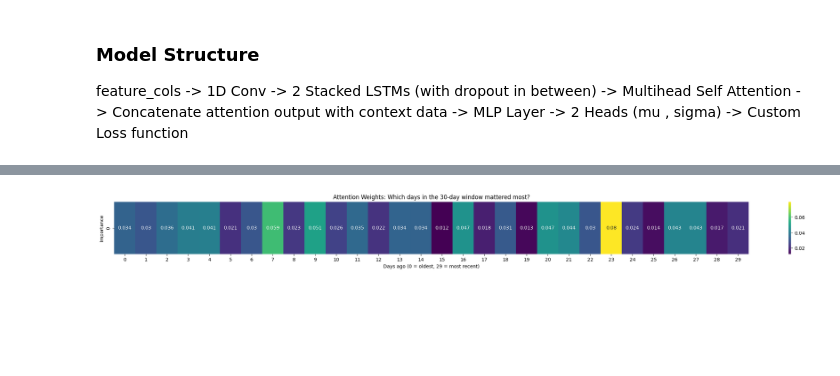
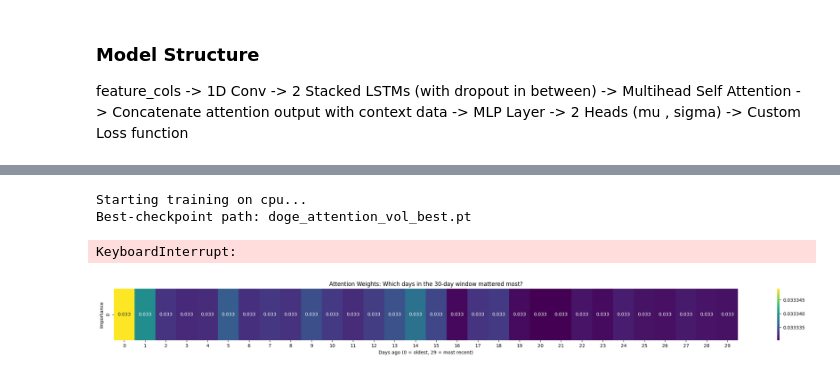
Before and after one commit to sarveshjoshi29/Attention-based-volatility-trading, a Jupyter notebook: Model.ipynb, the cells around one changed output, grey strips where cells are left out. Cells and saved outputs as stored; diff of their text form; code cells hidden in the pictures; blank space fills up the shorter version.

```diff
--- a/Model.ipynb
+++ b/Model.ipynb
@@ -185,4 +429,3 @@ def train(model, train_loader,epochs = 40,lr = 1e-3):
     return model
 # %%
-model = Model(timesteps = 30,num_features = 6)
-train(model,train_loader)
+model = Model(timesteps = 30, num_features = 6)
@@ -193,34 +432,42 @@ Epoch 2/40 | Loss: 0.727079
+# %%
+
+train(model, train_loader, val_loader, epochs=40, patience=5,
+      dataset_for_scaler=full_dataset)
+# %% [output]
+Starting training on cpu...
+Best-checkpoint path: doge_attention_vol_best.pt
+KeyboardInterrupt:
 # %%
 import matplotlib.pyplot as plt
 import seaborn as sns
-
+CHECKPOINT_PATH = "doge_attention_vol_best.pt"
 def plot_attention_weights(attn_weights, window_idx=0):
     """
     Plots the attention weights for a given sample in the batch.
     """
     # We take the weights for the LAST timestep (what the model used for its final summary)
     weights = attn_weights[window_idx, -1, :].cpu().detach().numpy()
 
     plt.figure(figsize=(30, 2))
     sns.heatmap(weights.reshape(1, -1), annot=True, cmap='viridis', cbar=True)
     plt.title("Attention Weights: Which days in the 30-day window mattered most?")
     plt.xlabel("Days ago (0 = oldest, 29 = most recent)")
     plt.ylabel("Importance")
     plt.show()
 
 
 model.eval()
 device = torch.device('cuda' if torch.cuda.is_available() else 'cpu')
 
 myus = []
 sigmas = []
 with torch.no_grad():
     x_seq, x_ctx, y = next(iter(train_loader))
     mu, sigma, attn_weights = model(x_seq.to(device), x_ctx.to(device))
     myus.append(mu)
     sigmas.append(sigma)
     # Plot the first item in the batch
     plot_attention_weights(attn_weights, window_idx=0)
 # %% [output]
-[figure, old version]
+[figure, new version]
 # %%
```
Also changed, not shown: parts of 19 cells of this notebook, 3 other files.
